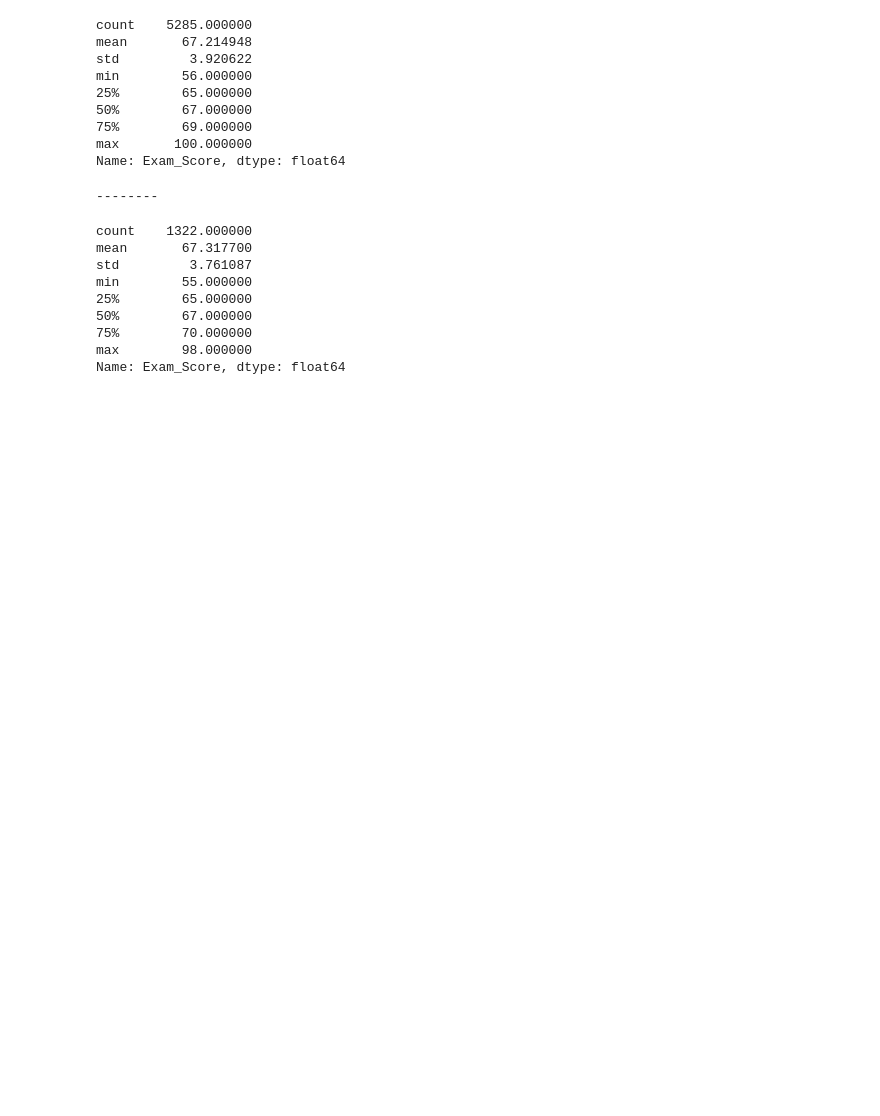
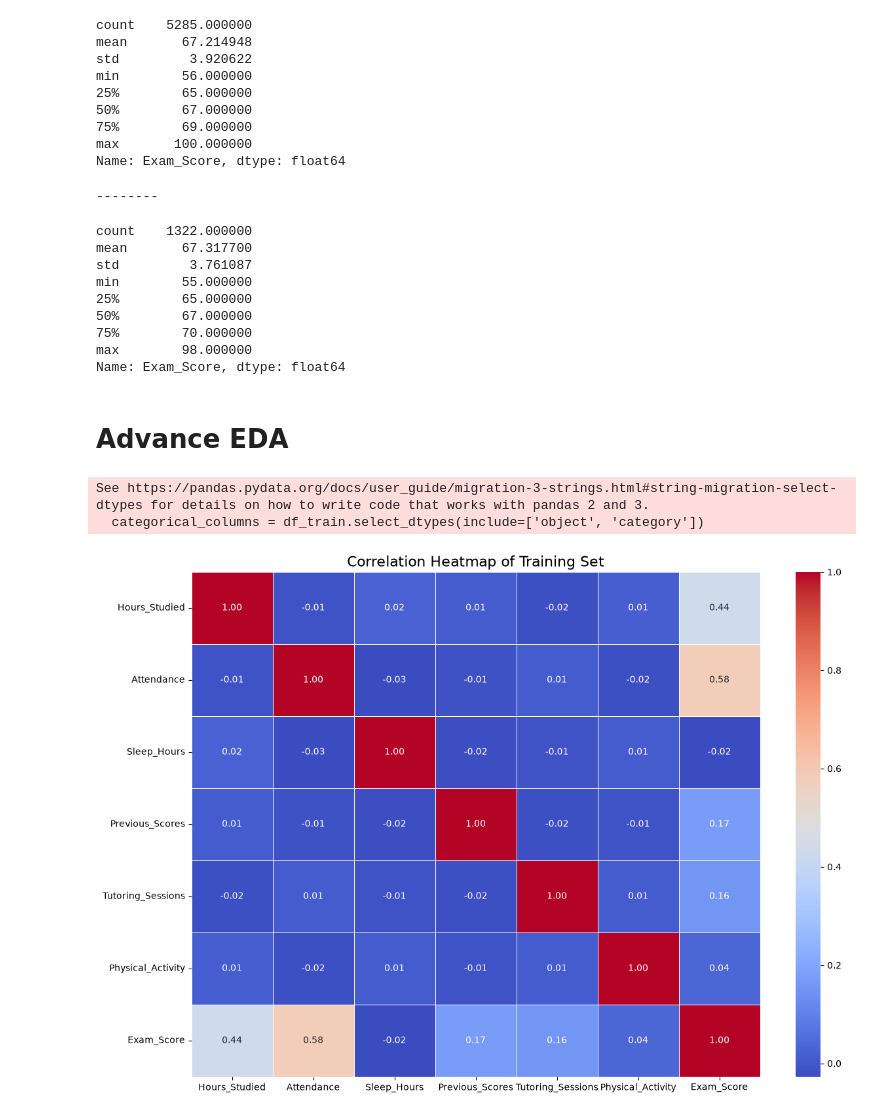
Before and after one commit to GantaLabs/StudentPerformanceFactors, a Jupyter notebook: notebook/Split_Processing.ipynb, the cells around one changed output. Cells and saved outputs as stored; diff of their text form; code cells hidden in the pictures; blank space fills up the shorter version.

```diff
--- a/notebook/Split_Processing.ipynb
+++ b/notebook/Split_Processing.ipynb
@@ -108,3 +108,8 @@ min        55.000000
 75%        70.000000
 max        98.000000
 Name: Exam_Score, dtype: float64
+# %%
+df_train = X_train.copy()
+df_train['Exam_Score'] = y_train.copy()
+# %% [markdown]
+# Advance EDA
@@ -110,0 +119,15 @@ Name: Exam_Score, dtype: float64
+# %%
+num_columns = df_train.select_dtypes(include=[np.number])
+
+categorical_columns = df_train.select_dtypes(include=['object', 'category'])
+# %% [output]
+See https://pandas.pydata.org/docs/user_guide/migration-3-strings.html#string-migration-select-dtypes for details on how to write code that works with pandas 2 and 3.
+  categorical_columns = df_train.select_dtypes(include=['object', 'category'])
+# %%
+plt.figure(figsize=(14, 10))
+
+sns.heatmap(num_columns.corr(), annot=True, cmap='coolwarm', fmt=".2f", linewidths=0.5)
+plt.title('Correlation Heatmap of Training Set', fontsize=16)
+plt.show()
+# %% [output]
+[figure, added]
```
Also changed, not shown: parts of 2 cells of this notebook.
